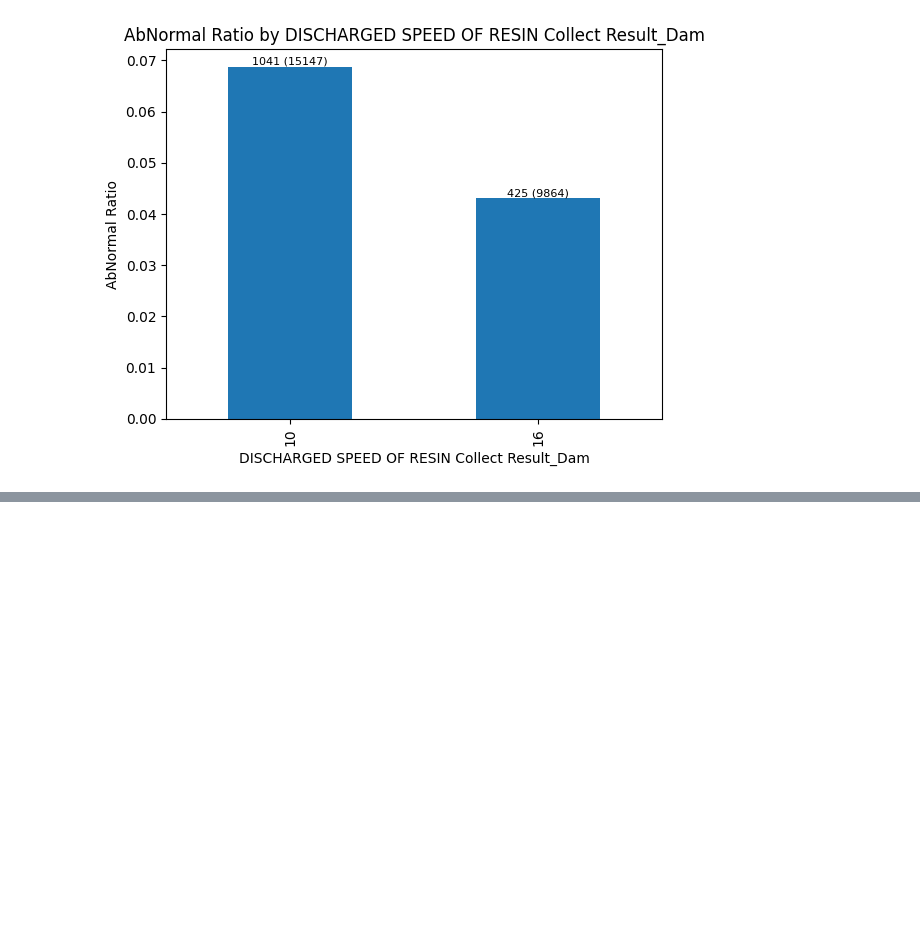
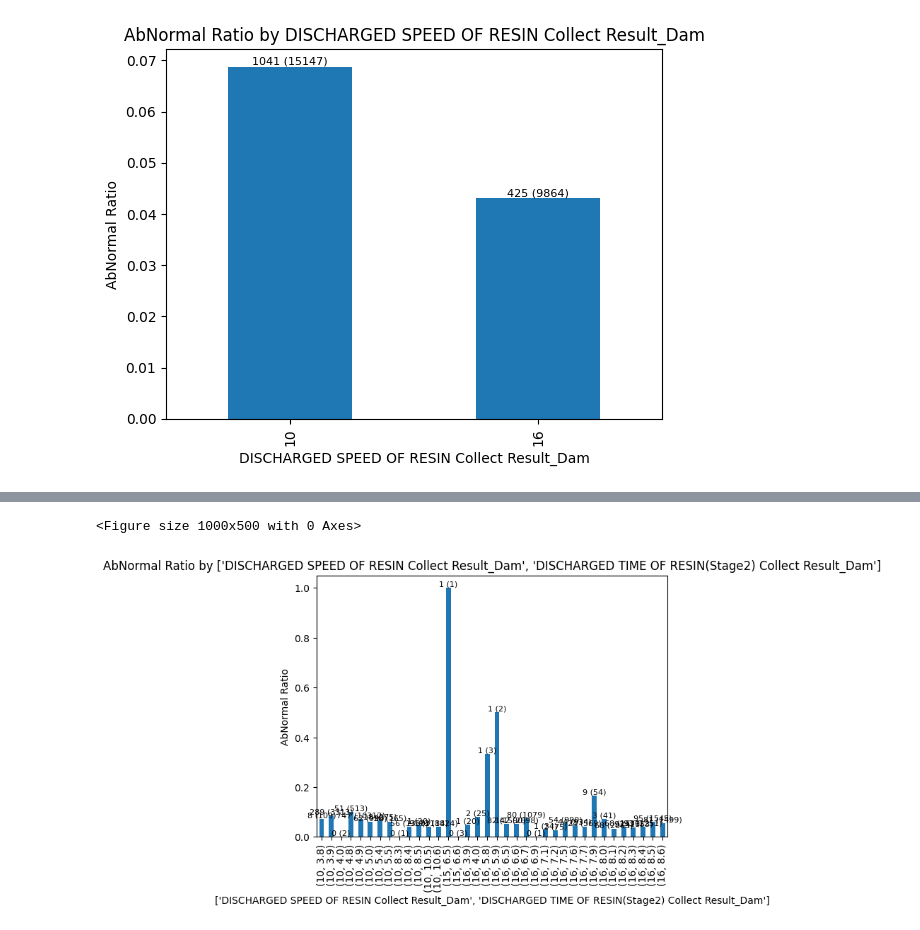
Before and after one commit to dyk9916/Lg_aimers5, a Jupyter notebook: code_log/dongyoung_code/EDA/0813_#1.ipynb, the cells around one changed output, grey strips where cells are left out. Drawn from its saved outputs; the diff is of its cells as text; code cells hidden in the pictures; blank space fills up the shorter version.

```diff
--- a/code_log/dongyoung_code/EDA/0813_#1.ipynb
+++ b/code_log/dongyoung_code/EDA/0813_#1.ipynb
@@ -395,0 +399,8 @@ plot_ratio(train_data, [
+# %%
+plot_ratio(train_data, [
+    'DISCHARGED SPEED OF RESIN Collect Result_Dam'
+    , 'DISCHARGED TIME OF RESIN(Stage2) Collect Result_Dam'
+    ])
+# %% [output]
+<Figure size 1000x500 with 0 Axes>
+[figure, added]
```
Also changed, not shown: parts of 8 cells of this notebook, 4 other files.
